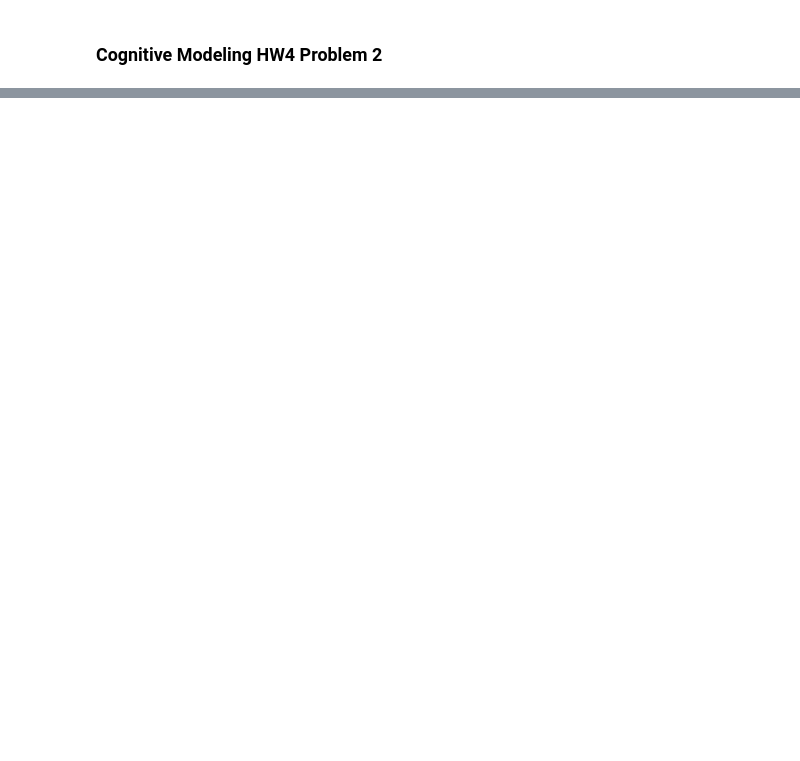
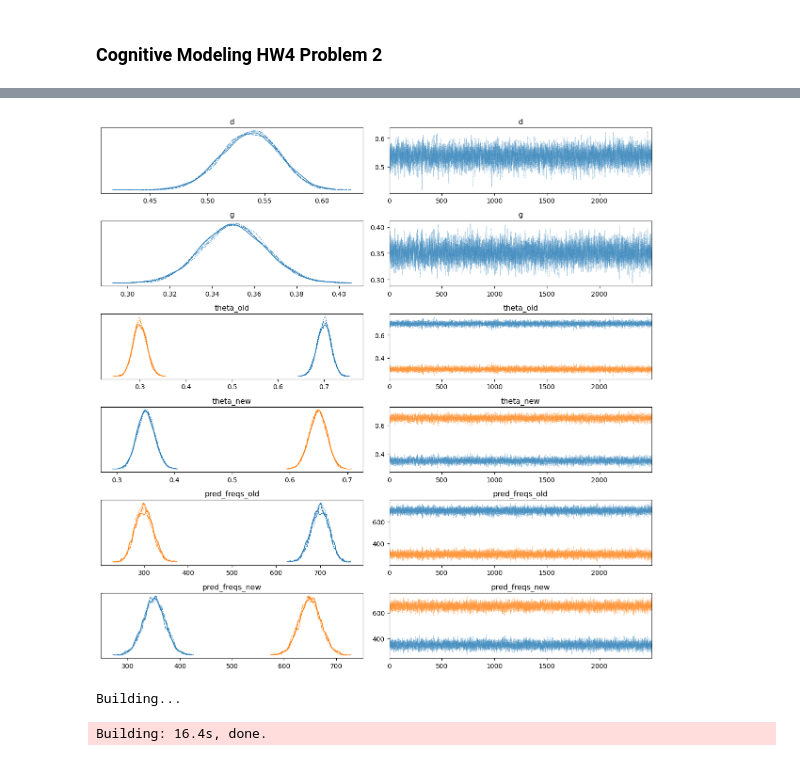
Before and after one commit to NightHydra/CognitiveModelingHomework, a Jupyter notebook: Homeworks/HW4/hw_4_problem2.ipynb, the cells around one changed output, grey strips where cells are left out. Saved outputs shown, nothing was run; the diff lists cells and outputs as text; code cells hidden in the pictures; blank space fills up the shorter version.

```diff
--- a/Homeworks/HW4/hw_4_problem2.ipynb
+++ b/Homeworks/HW4/hw_4_problem2.ipynb
@@ -69,2 +66,14 @@ generated quantities{
 }
 """
+# %%
+old_word_freq = [700, 300]
+new_word_freq = [350, 650]
+
+data_dict = {
+    'N_old': sum(old_word_freq),
+    'N_new': sum(new_word_freq),
+    'freqs_old': old_word_freq,
+    'freqs_new': new_word_freq
+}
+
+one_high_model = stan.build(one_high_stan_code, data=data_dict)
@@ -70,0 +83,2 @@ generated quantities{
+# %%
+one_high_fit = one_high_model.sample(num_chains=4, num_samples=2500, num_warmup=1000)
@@ -70,0 +120,5 @@ generated quantities{
+# %%
+axarr = az.plot_trace(one_high_fit)
+plt.tight_layout()
+# %% [output]
+[figure, added]
@@ -70,0 +169,5 @@ generated quantities{
+# %%
+two_high_model = stan.build(two_high_stan_code, data=data_dict)
+# %% [output]
+Building...
+Building: 16.4s, done.
```
Also changed, not shown: parts of 9 cells of this notebook, 1 other file.
